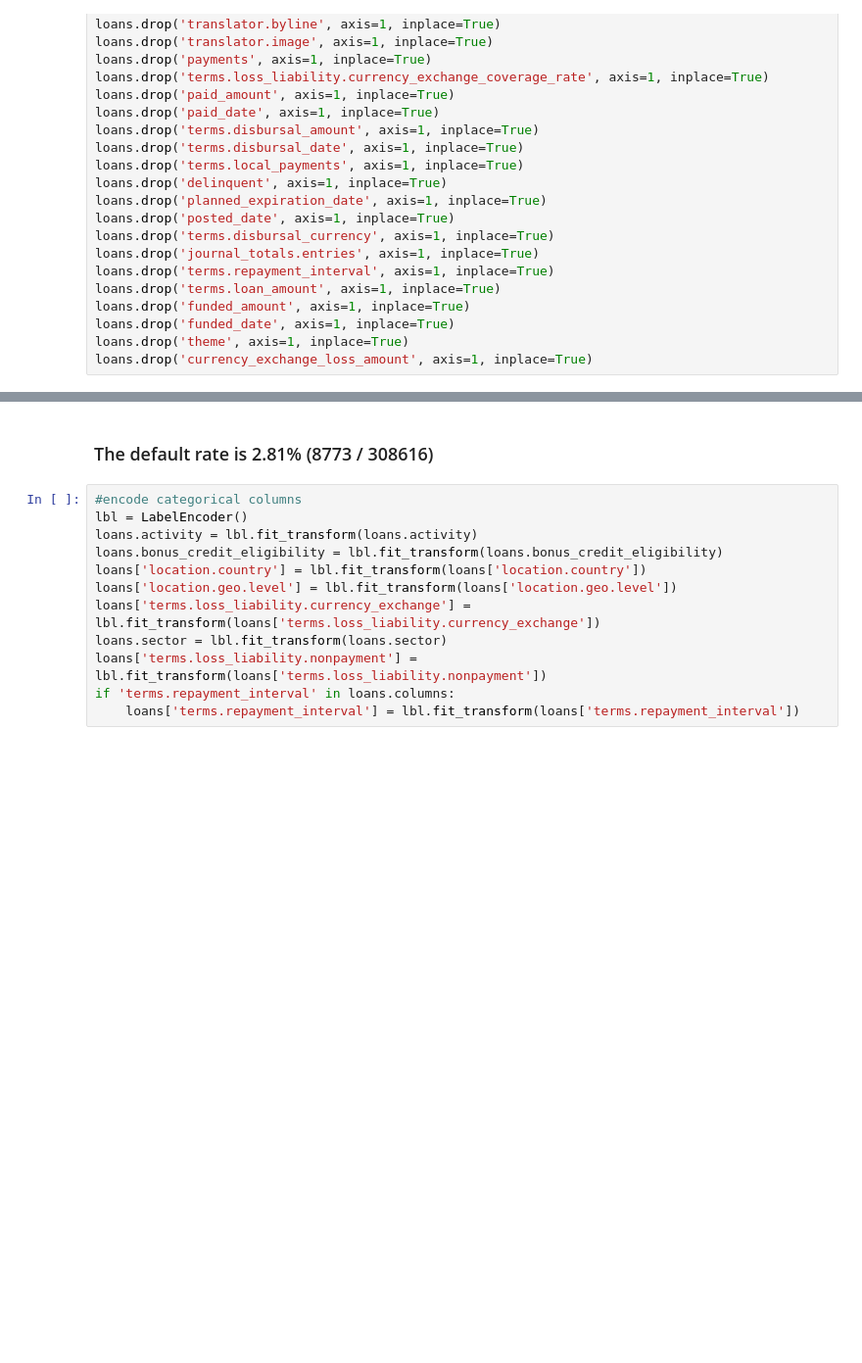
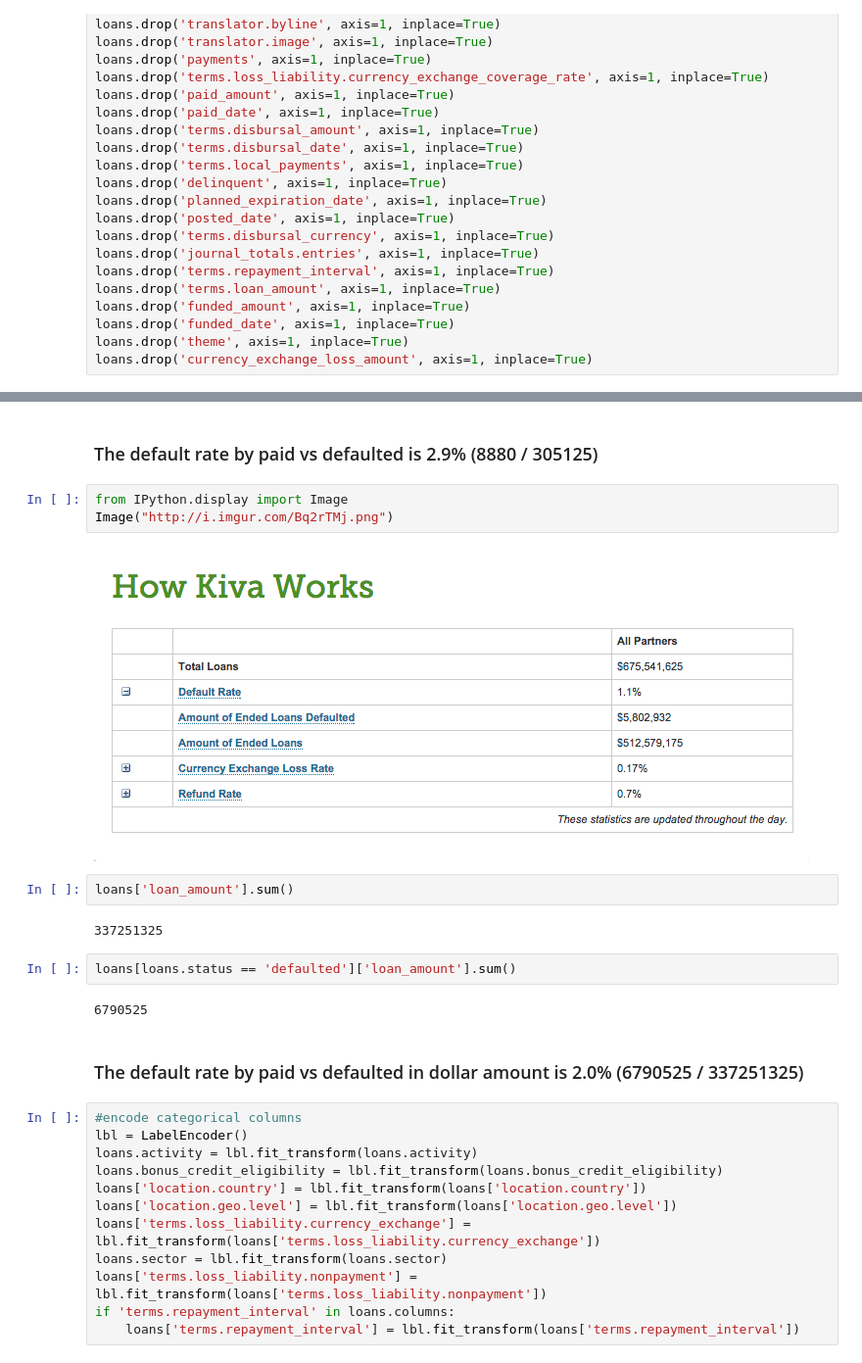
Before and after one commit to hslee16/GA_project, a Jupyter notebook: ga_project.ipynb, the cells around one changed output, grey strips where cells are left out. Shown at 98% size. Drawn from its saved outputs; the diff is of its cells as text; blank space fills up the shorter version.

```diff
--- a/ga_project.ipynb
+++ b/ga_project.ipynb
@@ -515,5 +523,20 @@ dtype: int64
 # %% [markdown]
-### The default rate is 2.81% (8773 / 308616)
+### The default rate by paid vs defaulted is 2.9% (8880 / 305125)
+# %%
+from IPython.display import Image
+Image("http://i.imgur.com/Bq2rTMj.png")
+# %% [output]
+[figure, added]
+# %%
+loans['loan_amount'].sum()
+# %% [output]
+337251325
+# %%
+loans[loans.status == 'defaulted']['loan_amount'].sum()
+# %% [output]
+6790525
+# %% [markdown]
+### The default rate by paid vs defaulted in dollar amount is 2.0% (6790525 / 337251325)
 # %%
 #encode categorical columns
 lbl = LabelEncoder()
```
Also changed, not shown: parts of 19 cells of this notebook.
